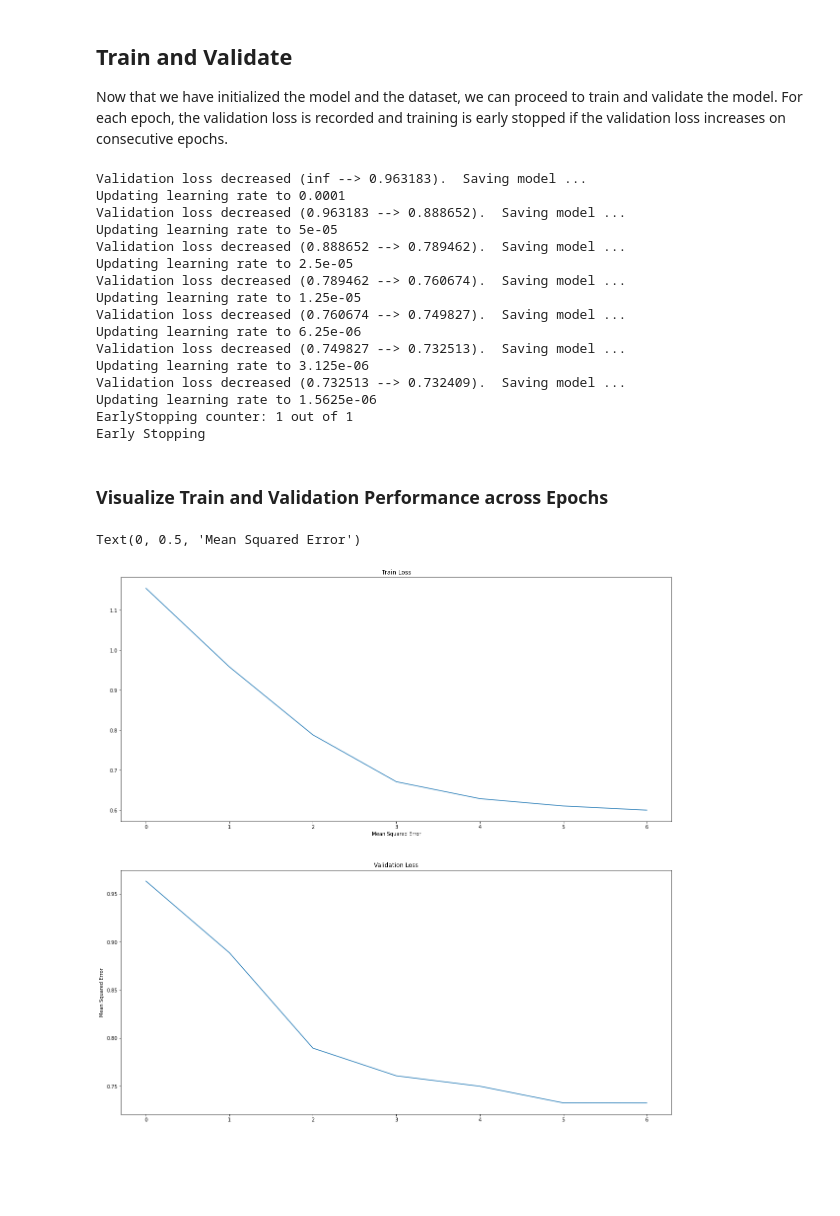
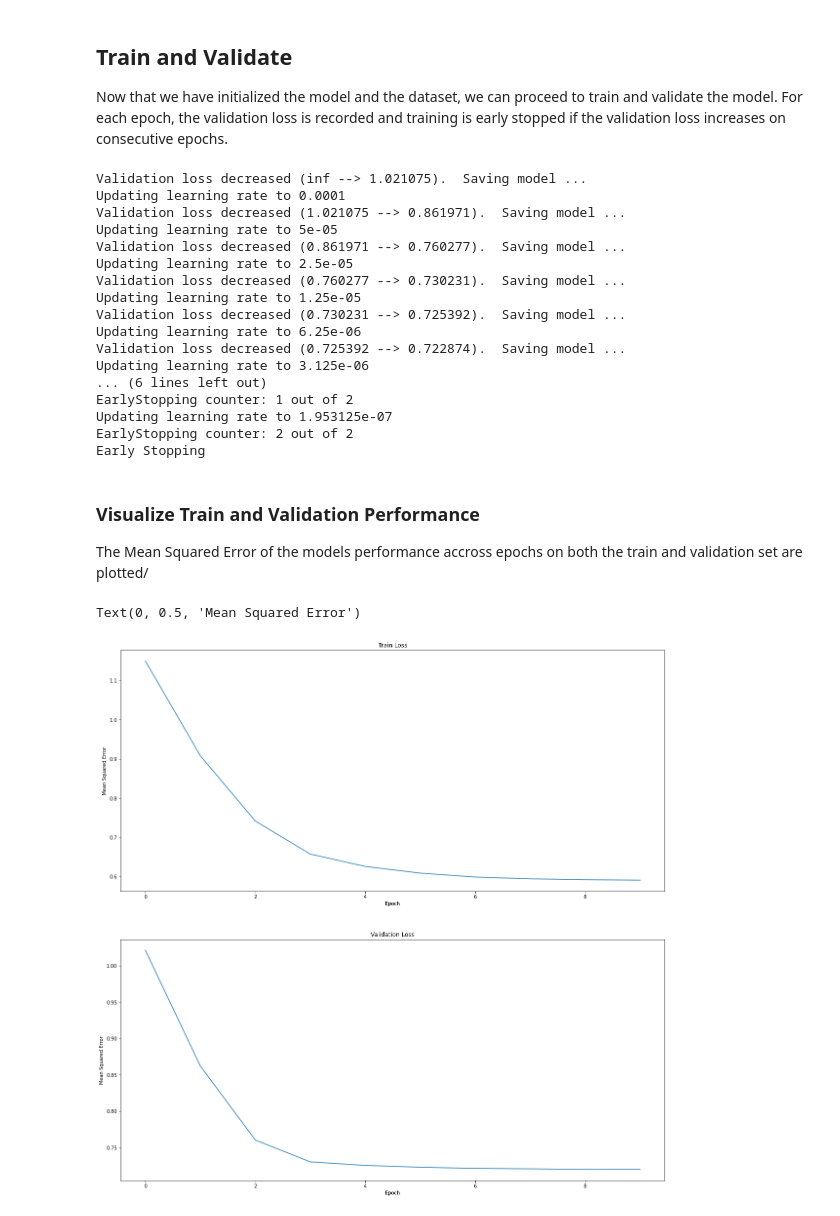
Before and after one commit to VectorInstitute/forecasting-with-dl, a Jupyter notebook: transformer_forecasting/canadian_weather_demo.ipynb, the cells around one changed output. Saved outputs shown, nothing was run; the diff lists cells and outputs as text; code cells hidden in the pictures; blank space fills up the shorter version.

```diff
--- a/transformer_forecasting/canadian_weather_demo.ipynb
+++ b/transformer_forecasting/canadian_weather_demo.ipynb
@@ -82,7 +84,6 @@ df.fillna(df.mean(), inplace=True)
 # Carve out date index and features
 dates = pd.to_datetime(df.iloc[:, 0])
 data = df.iloc[:, 1:].values
+
+print(dates.shape, data.shape)
 col_name_list = df.columns[1:]
-
-# Scale between 0 and 1
-data = (data - np.amin(data)) / (np.amax(data) - np.amin(data))
@@ -89,13 +92,20 @@ data = (data - np.amin(data)) / (np.amax(data) - np.amin(data))
 # %%
 # Split data into train, test and validation
-(train_data, train_dates), (val_data, val_dates), (test_data, test_dates) = split_data(data, dates, VAL_SIZE, TEST_SIZE)
+n_samples = data.shape[0]
+n_val = int(n_samples * VAL_PERC)
+n_test = int(n_samples * TEST_PERC)
+(train_data, train_dates), (val_data, val_dates), (test_data, test_dates) = split_data(data, dates, n_val, n_test)
 
 # Get Time Based Features for each dataset
 train_time_feat = get_day_features(train_dates)
 val_time_feat = get_day_features(val_dates)
 test_time_feat = get_day_features(test_dates)
 
+
 # Standardize features for each dataset
 train_data = scale_data(train_data)
 val_data = scale_data(val_data)
 test_data = scale_data(test_data)
+
+print(train_data.shape, val_data.shape, test_data.shape)
+print(train_time_feat.shape, val_time_feat.shape, test_data.shape)
@@ -148,6 +164,15 @@ With a high level understanding of the architecture in place, the following sect
 # %%
 # Initialize model with input and output dimension and optional parameter factor
-af_model = AutoFormer(enc_in=428, dec_in=428, c_out=428, factor=3)
+af_model = AutoFormer(
+    seq_len=SEQ_LEN,
+    label_len=START_TOKEN_LEN,
+    pred_len=PRED_LEN,
+    enc_in=428,
+    dec_in=428,
+    c_out=428,
+    factor=3,
+
+)
 
 # Send model to GPU
 af_model.to(DEVICE)
@@ -170,7 +195,7 @@ if not os.path.exists(path):
     os.makedirs(path)
 
 # Define early stopping criteria
-early_stopping = EarlyStopping(patience=1, verbose=True)
+early_stopping = EarlyStopping(patience=2, verbose=True)
 
 train_loss_list = []
 val_loss_list = []
@@ -188,41 +213,43 @@ for epoch in range(EPOCHS):
     train_loss_list.append(train_loss)
     val_loss_list.append(val_loss)
 # %% [output]
-Validation loss decreased (inf --> 0.963183).  Saving model ...
+Validation loss decreased (inf --> 1.021075).  Saving model ...
 Updating learning rate to 0.0001
-Validation loss decreased (0.963183 --> 0.888652).  Saving model ...
+Validation loss decreased (1.021075 --> 0.861971).  Saving model ...
 Updating learning rate to 5e-05
-Validation loss decreased (0.888652 --> 0.789462).  Saving model ...
+Validation loss decreased (0.861971 --> 0.760277).  Saving model ...
 Updating learning rate to 2.5e-05
-Validation loss decreased (0.789462 --> 0.760674).  Saving model ...
+Validation loss decreased (0.760277 --> 0.730231).  Saving model ...
 Updating learning rate to 1.25e-05
-Validation loss decreased (0.760674 --> 0.749827).  Saving model ...
+Validation loss decreased (0.730231 --> 0.725392).  Saving model ...
 Updating learning rate to 6.25e-06
-Validation loss decreased (0.749827 --> 0.732513).  Saving model ...
+Validation loss decreased (0.725392 --> 0.722874).  Saving model ...
 Updating learning rate to 3.125e-06
-Validation loss decreased (0.732513 --> 0.732409).  Saving model ...
-Updating learning rate to 1.5625e-06
-EarlyStopping counter: 1 out of 1
+... (6 lines left out)
+EarlyStopping counter: 1 out of 2
+Updating learning rate to 1.953125e-07
+EarlyStopping counter: 2 out of 2
 Early Stopping
 # %% [markdown]
-### Visualize Train and Validation Performance across Epochs
+### Visualize Train and Validation Performance
+The Mean Squared Error of the models performance accross epochs on both the train and validation set are plotted/
 # %%
 # Initialize Plot
 f, axarr = plt.subplots(2, 1, figsize=(20, 20))
 
 # Get X Index list
 x_index = [i for i in range(len(train_loss_list))]
 
 # Plot and Label
 axarr[0].plot(x_index, train_loss_list)
 axarr[0].set_title("Train Loss")
 axarr[0].set_xlabel("Epoch")
-axarr[0].set_xlabel("Mean Squared Error")
+axarr[0].set_ylabel("Mean Squared Error")
 axarr[1].plot(x_index, val_loss_list)
 axarr[1].set_title("Validation Loss")
-axarr[1].set_ylabel("Epoch")
+axarr[1].set_xlabel("Epoch")
 axarr[1].set_ylabel("Mean Squared Error")
 # %% [output]
 Text(0, 0.5, 'Mean Squared Error')
-[figure, old version]
+[figure, new version]
 # %% [markdown]
```
Also changed, not shown: parts of 19 cells of this notebook, 7 other files.
